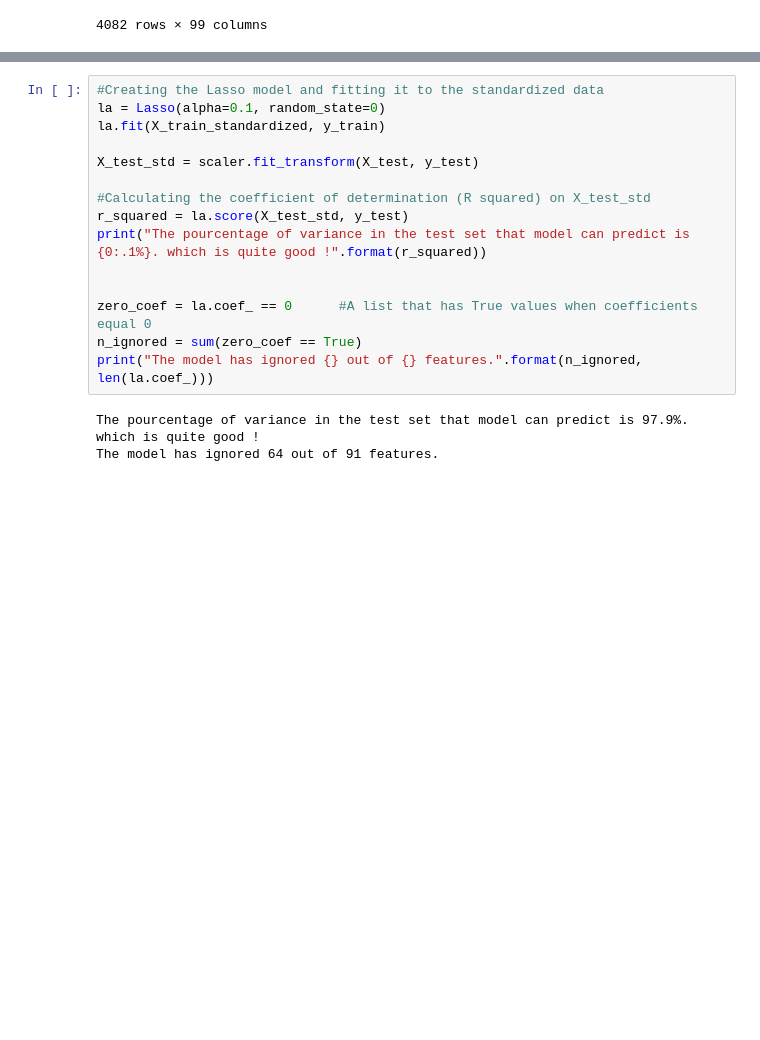
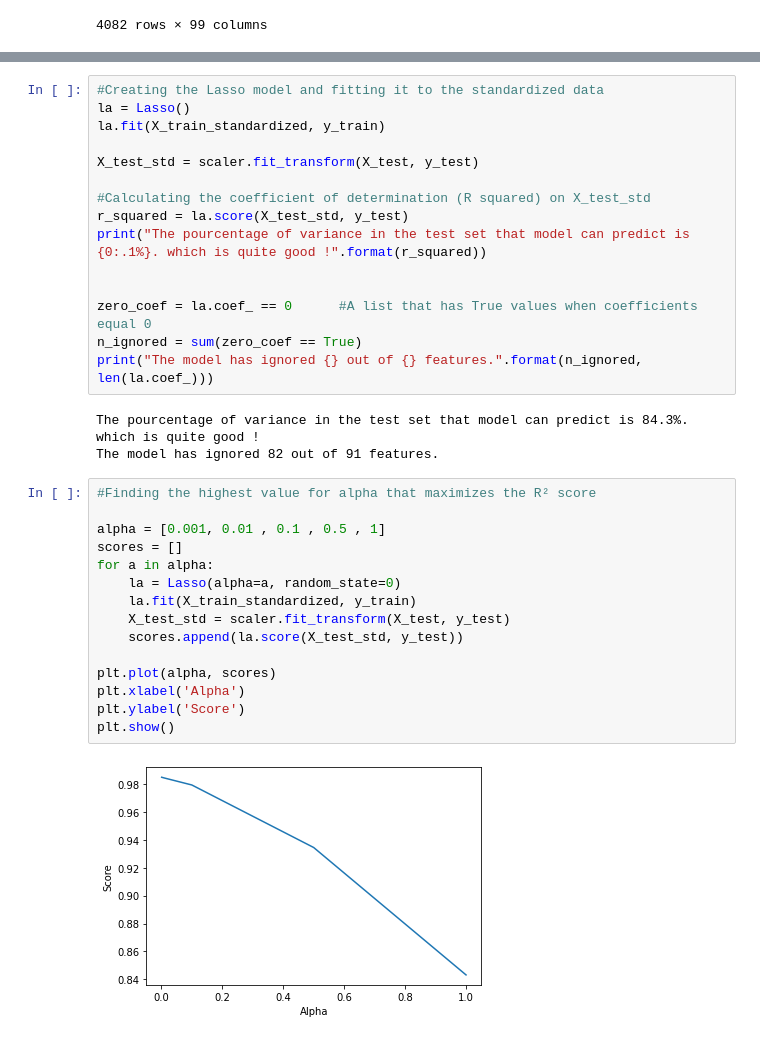
Before and after one commit to nassimaliou/Dim-Redu, a Jupyter notebook: TB_lasso.ipynb, the cells around one changed output, grey strips where cells are left out. Drawn from its saved outputs; the diff is of its cells as text; blank space fills up the shorter version.

Commit message:
Finding the highest value for alpha that maximizes the R² score

```diff
--- a/TB_lasso.ipynb
+++ b/TB_lasso.ipynb
@@ -142,7 +143,7 @@ array([[ 0.50074995, -0.64082064,  1.14282457, ..., -0.70182805,
          0.23554133, -1.07802298]])
 # %%
 #Creating the Lasso model and fitting it to the standardized data
-la = Lasso(alpha=0.1, random_state=0)
+la = Lasso()
 la.fit(X_train_standardized, y_train)
 
 X_test_std = scaler.fit_transform(X_test, y_test)
@@ -156,5 +157,22 @@ zero_coef = la.coef_ == 0      #A list that has True values when coefficients eq
 n_ignored = sum(zero_coef == True)
 print("The model has ignored {} out of {} features.".format(n_ignored, len(la.coef_)))
 # %% [output]
-The pourcentage of variance in the test set that model can predict is 97.9%. which is quite good !
-The model has ignored 64 out of 91 features.
+The pourcentage of variance in the test set that model can predict is 84.3%. which is quite good !
+The model has ignored 82 out of 91 features.
+# %%
+#Finding the highest value for alpha that maximizes the R² score
+
+alpha = [0.001, 0.01 , 0.1 , 0.5 , 1]
+scores = []
+for a in alpha:
+    la = Lasso(alpha=a, random_state=0)
+    la.fit(X_train_standardized, y_train)
+    X_test_std = scaler.fit_transform(X_test, y_test)
+    scores.append(la.score(X_test_std, y_test))
+
+plt.plot(alpha, scores)
+plt.xlabel('Alpha')
+plt.ylabel('Score')
+plt.show()
+# %% [output]
+[figure, added]
```
Also changed, not shown: parts of 2 cells of this notebook, 1 other file.
